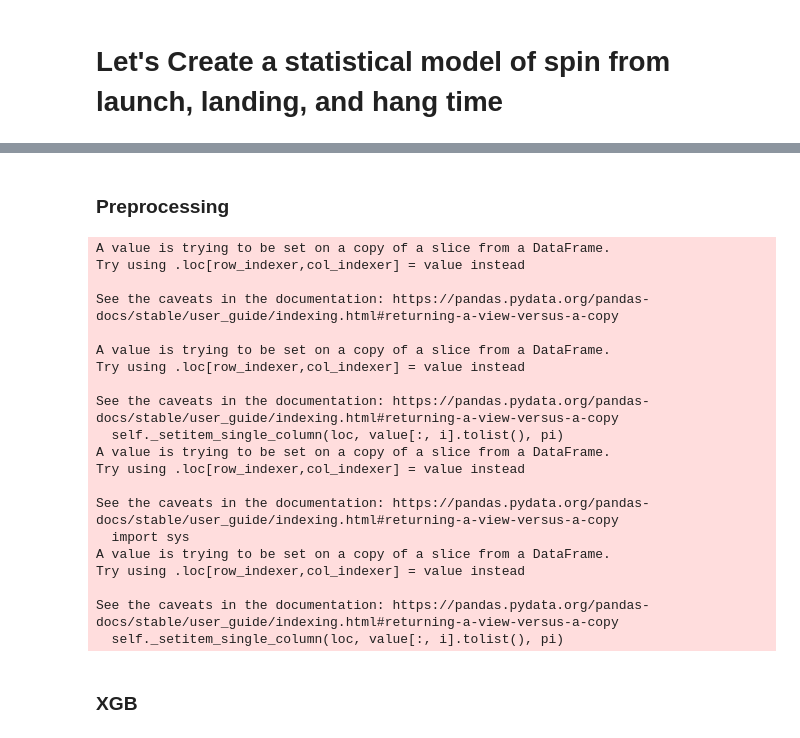
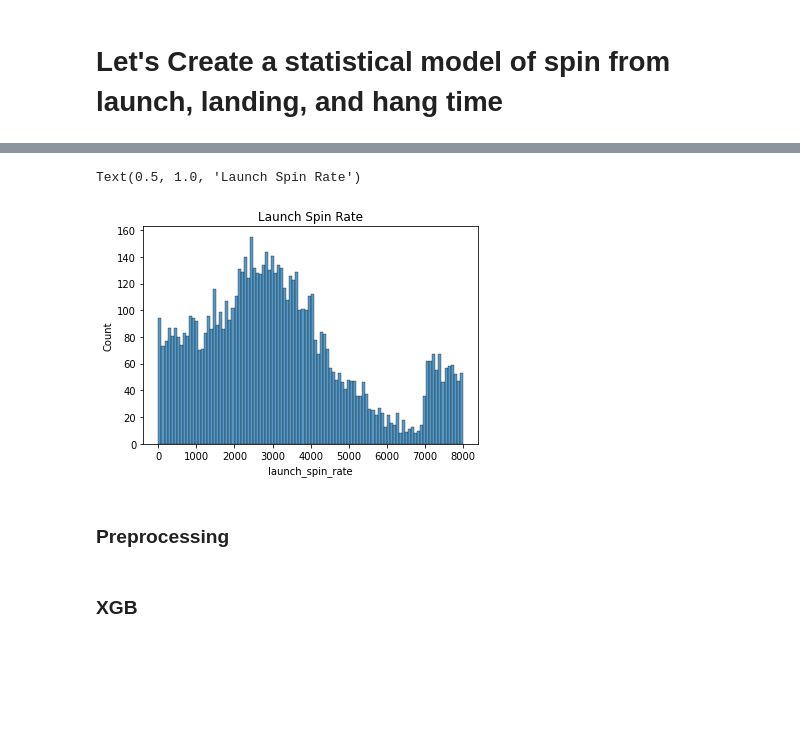
Before and after one commit to dan-goldberg/interviews, a Jupyter notebook: tbj/tbj_202101/notebooks/ss_defense_missing_spin_data.ipynb, the cells around one changed output, grey strips where cells are left out. Drawn from its saved outputs; the diff is of its cells as text; code cells hidden in the pictures; blank space fills up the shorter version.

```diff
--- a/tbj/tbj_202101/notebooks/ss_defense_missing_spin_data.ipynb
+++ b/tbj/tbj_202101/notebooks/ss_defense_missing_spin_data.ipynb
@@ -114,3 +101,9 @@ df_with_spin
+# %%
+sns.histplot(df, x='launch_spin_rate', bins=100)
+plt.title('Launch Spin Rate')
+# %% [output]
+Text(0.5, 1.0, 'Launch Spin Rate')
+[figure, added]
 # %% [markdown]
 ### Preprocessing
 # %%
@@ -120,8 +113,8 @@ label = 'launch_spin_rate'
 
 x_scalar = StandardScaler()
 y_scalar = StandardScaler()
-df_with_spin[feature_columns] = x_scalar.fit_transform(df_with_spin[feature_columns])
-df_with_spin[[label]] = y_scalar.fit_transform(df_with_spin[[label]])
+#df_with_spin[feature_columns] = x_scalar.fit_transform(df_with_spin[feature_columns])
+#df_with_spin[[label]] = y_scalar.fit_transform(df_with_spin[[label]])
 
 test_pct = 0.1
 val_pct = 0.2
@@ -137,27 +130,6 @@ val_ind = df_with_spin.loc[train_and_val_ind].drop(train_ind).index
 train_dataset = df_with_spin.loc[train_ind]
 val_dataset = df_with_spin.loc[val_ind]
 test_dataset = df_with_spin.loc[test_ind]
-# %% [output]
-A value is trying to be set on a copy of a slice from a DataFrame.
-Try using .loc[row_indexer,col_indexer] = value instead
-
-See the caveats in the documentation: https://pandas.pydata.org/pandas-docs/stable/user_guide/indexing.html#returning-a-view-versus-a-copy
-
-A value is trying to be set on a copy of a slice from a DataFrame.
-Try using .loc[row_indexer,col_indexer] = value instead
-
-See the caveats in the documentation: https://pandas.pydata.org/pandas-docs/stable/user_guide/indexing.html#returning-a-view-versus-a-copy
-  self._setitem_single_column(loc, value[:, i].tolist(), pi)
-A value is trying to be set on a copy of a slice from a DataFrame.
-Try using .loc[row_indexer,col_indexer] = value instead
-
-See the caveats in the documentation: https://pandas.pydata.org/pandas-docs/stable/user_guide/indexing.html#returning-a-view-versus-a-copy
-  import sys
-A value is trying to be set on a copy of a slice from a DataFrame.
-Try using .loc[row_indexer,col_indexer] = value instead
-
-See the caveats in the documentation: https://pandas.pydata.org/pandas-docs/stable/user_guide/indexing.html#returning-a-view-versus-a-copy
-  self._setitem_single_column(loc, value[:, i].tolist(), pi)
 # %% [markdown]
 ### XGB
 # %%
```
Also changed, not shown: parts of 7 cells of this notebook, 6 other files.
